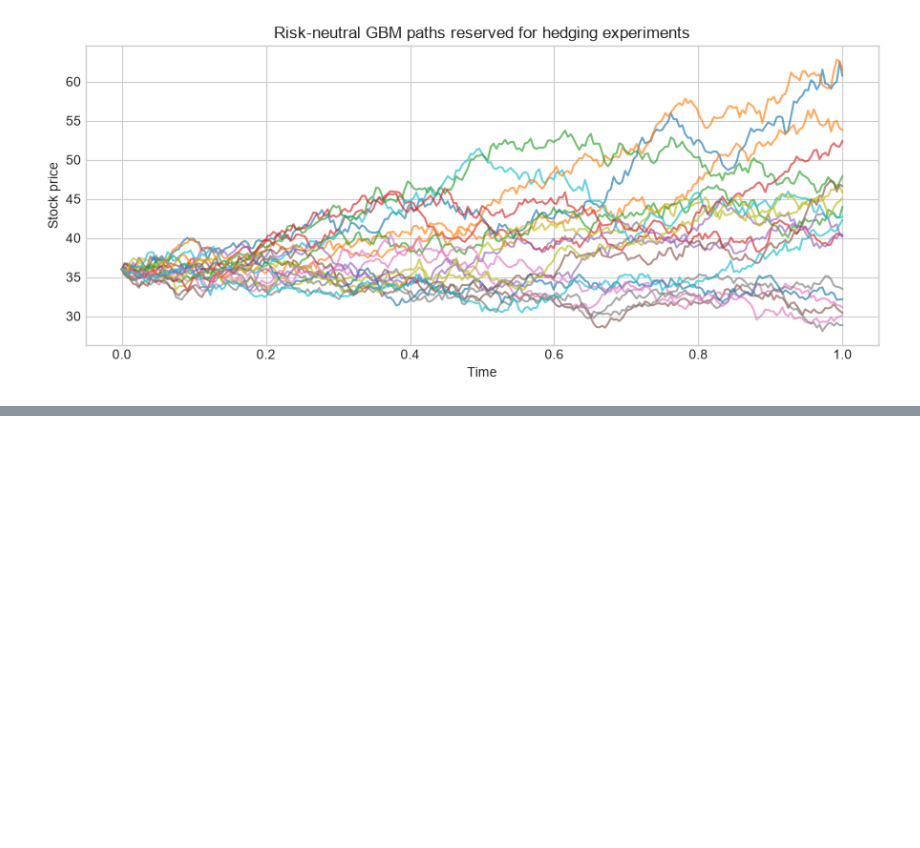
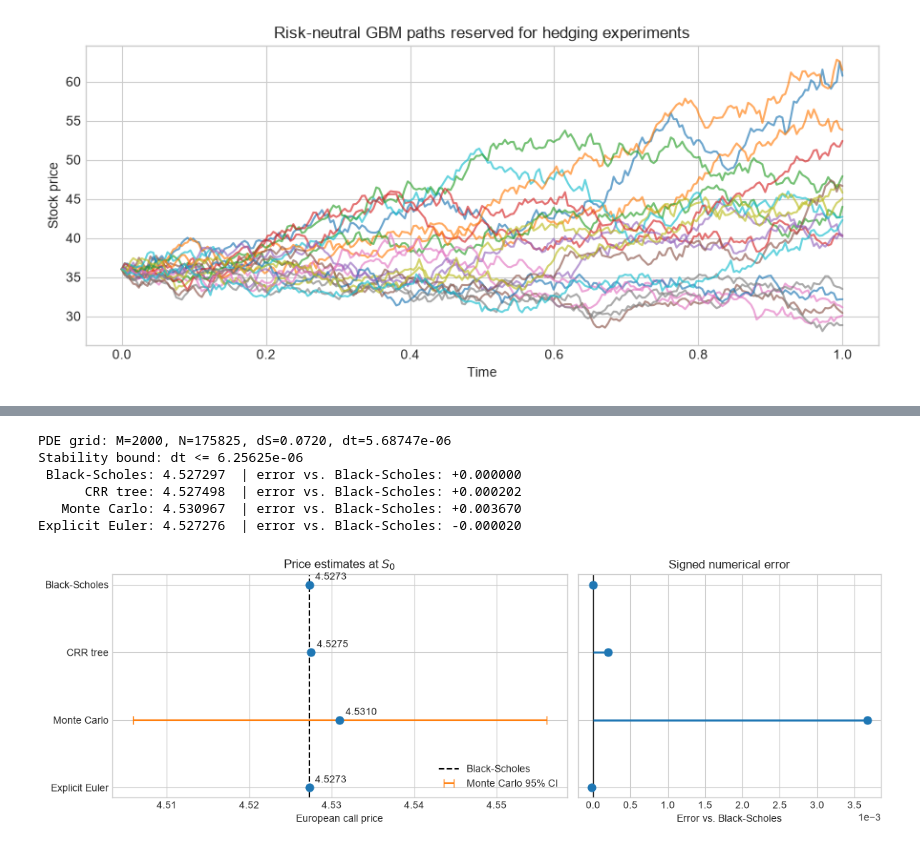
Before and after one commit to borhendahouathi/option-pricing-models, a Jupyter notebook: notebooks/01_pricing_methods.ipynb, the cells around one changed output, grey strips where cells are left out. Saved outputs shown, nothing was run; the diff lists cells and outputs as text; code cells hidden in the pictures; blank space fills up the shorter version.

Commit message:
added finite difference methode for BS along with some testing diffrent methods

```diff
--- a/notebooks/01_pricing_methods.ipynb
+++ b/notebooks/01_pricing_methods.ipynb
@@ -129,0 +202,50 @@ plt.tight_layout()
+# %%
+S_max = 4 * max(S0, K)
+M_pde = 2000
+N_pde = int(np.ceil(1.1 * tau * (sigma**2 * (M_pde - 1)**2 + r)))
+S_pde, tau_pde = Makegrid(S_max, tau, M_pde, N_pde)
+stability = check_explicit_stability(S_pde, tau_pde, r, sigma)
+U = explicit_euler(S_pde, tau_pde, K, r, sigma, option_type)
+
+euler_price = np.interp(S0, S_pde, U[-1])
+methods = {
+    'Black-Scholes': bs,
+    'CRR tree': tree,
+    'Monte Carlo': mc['price'],
+    'Explicit Euler': euler_price,
+}
+
+print(f'PDE grid: M={M_pde}, N={N_pde}, dS={S_pde[1] - S_pde[0]:.4f}, dt={stability["dt"]:.6g}')
+print(f'Stability bound: dt <= {stability["max_dt"]:.6g}')
+for name, price in methods.items():
+    print(f'{name:>14}: {price:.6f}  | error vs. Black-Scholes: {price - bs:+.6f}')
+
+names = list(methods)
+estimates = np.array(list(methods.values()))
+errors_vs_bs = estimates - bs
+positions = np.arange(len(names))
+
+fig, (ax_price, ax_error) = plt.subplots(1, 2, figsize=(12, 4), sharey=True, gridspec_kw={'width_ratios': [3, 2]})
+ax_price.axvline(bs, color='black', linestyle='--', linewidth=1.5, label='Black-Scholes')
+ax_price.scatter(estimates, positions, color='tab:blue', s=60, zorder=3)
+ax_price.errorbar(mc['price'], positions[2], xerr=1.96 * mc['standard_error'], fmt='none', color='tab:orange', capsize=4, label='Monte Carlo 95% CI')
+for estimate, position in zip(estimates, positions):
+    ax_price.annotate(f'{estimate:.4f}', (estimate, position), xytext=(6, 5), textcoords='offset points')
+ax_price.set(xlabel='European call price', yticks=positions, yticklabels=names, title='Price estimates at $S_0$')
+ax_price.invert_yaxis()
+ax_price.legend(loc='lower right')
+
+ax_error.axvline(0, color='black', linewidth=1)
+ax_error.hlines(positions, 0, errors_vs_bs, color='tab:blue', linewidth=2)
+ax_error.scatter(errors_vs_bs, positions, color='tab:blue', s=60, zorder=3)
+ax_error.set(xlabel='Error vs. Black-Scholes', title='Signed numerical error')
+ax_error.ticklabel_format(axis='x', style='sci', scilimits=(-3, 3))
+plt.tight_layout()
+# %% [output]
+PDE grid: M=2000, N=175825, dS=0.0720, dt=5.68747e-06
+Stability bound: dt <= 6.25625e-06
+ Black-Scholes: 4.527297  | error vs. Black-Scholes: +0.000000
+      CRR tree: 4.527498  | error vs. Black-Scholes: +0.000202
+   Monte Carlo: 4.530967  | error vs. Black-Scholes: +0.003670
+Explicit Euler: 4.527276  | error vs. Black-Scholes: -0.000020
+[figure, added]
```
Also changed, not shown: parts of 7 cells of this notebook, 9 other files.
